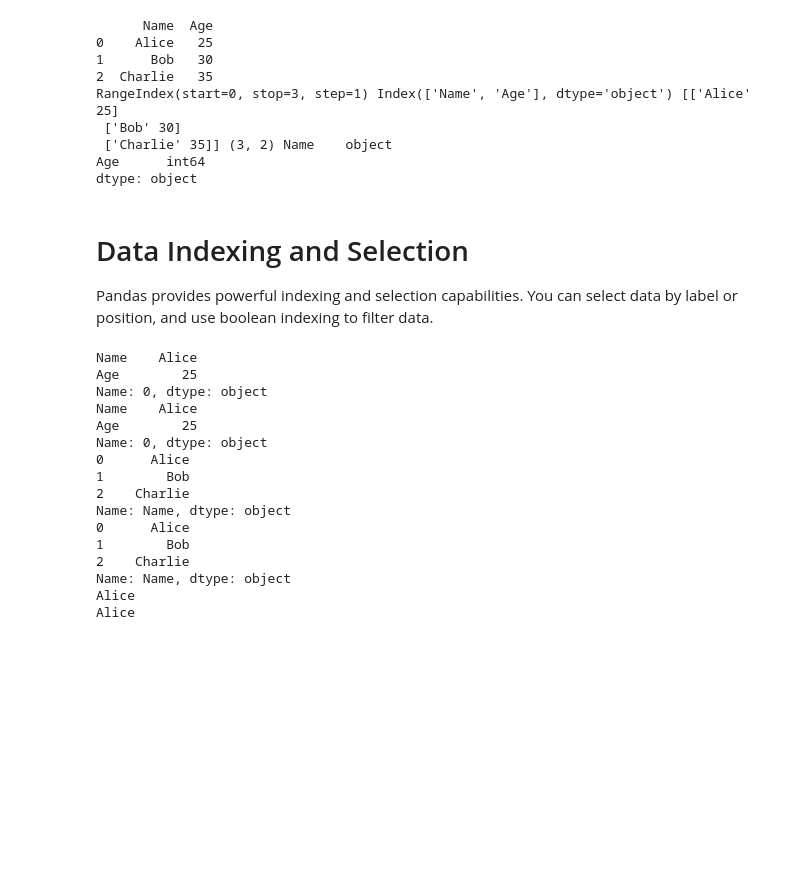
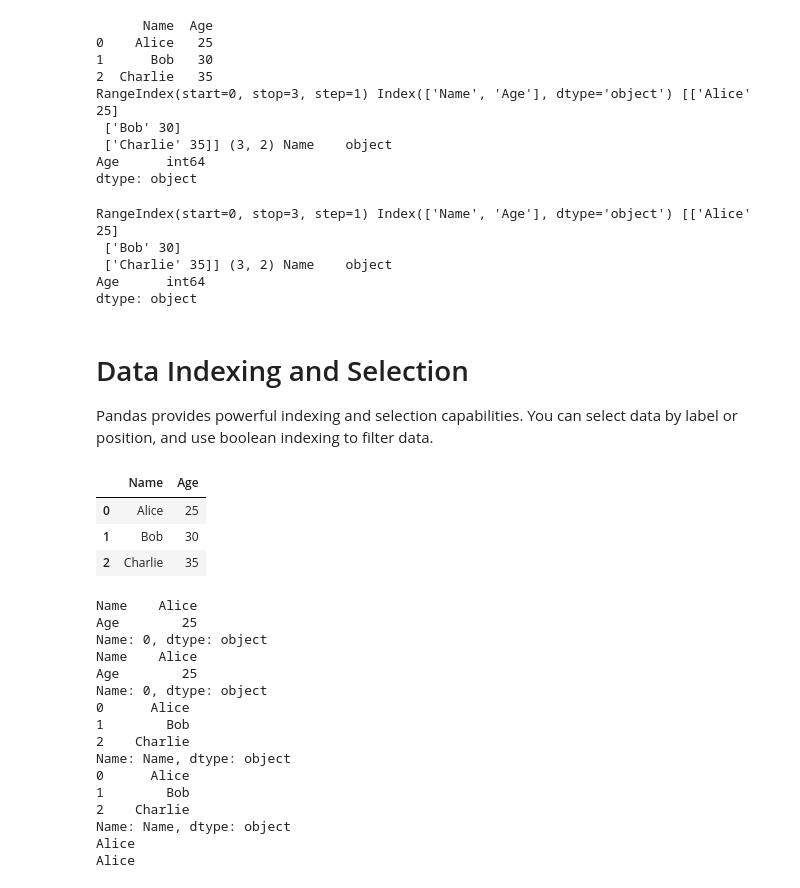
Before and after one commit to mayank953/mlbootcamp-24, a Jupyter notebook: Data Science Libraries/Class 3 - Pandas + Matplotlib/Pandas Explained by Mayank.ipynb, the cells around one changed output. Drawn from its saved outputs; the diff is of its cells as text; code cells hidden in the pictures; blank space fills up the shorter version.

```diff
--- a/Data Science Libraries/Class 3 - Pandas + Matplotlib/Pandas Explained by Mayank.ipynb
+++ b/Data Science Libraries/Class 3 - Pandas + Matplotlib/Pandas Explained by Mayank.ipynb
@@ -41,9 +41,24 @@ RangeIndex(start=0, stop=3, step=1) Index(['Name', 'Age'], dtype='object') [['Al
  ['Charlie' 35]] (3, 2) Name    object
 Age      int64
 dtype: object
+# %%
+print(df.index, df.columns, df.values, df.shape, df.dtypes)
+# %% [output]
+RangeIndex(start=0, stop=3, step=1) Index(['Name', 'Age'], dtype='object') [['Alice' 25]
+ ['Bob' 30]
+ ['Charlie' 35]] (3, 2) Name    object
+Age      int64
+dtype: object
 # %% [markdown]
 # Data Indexing and Selection
 Pandas provides powerful indexing and selection capabilities. You can select data by label or position, and use boolean indexing to filter data.
+# %%
+df
+# %% [output]
+|  | Name | Age |
+| 0 | Alice | 25 |
+| 1 | Bob | 30 |
+| 2 | Charlie | 35 |
 # %%
 # Indexing and Slicing
 print(df.loc[0])  # By label
```
Also changed, not shown: parts of 10 cells of this notebook, 3 other files.
